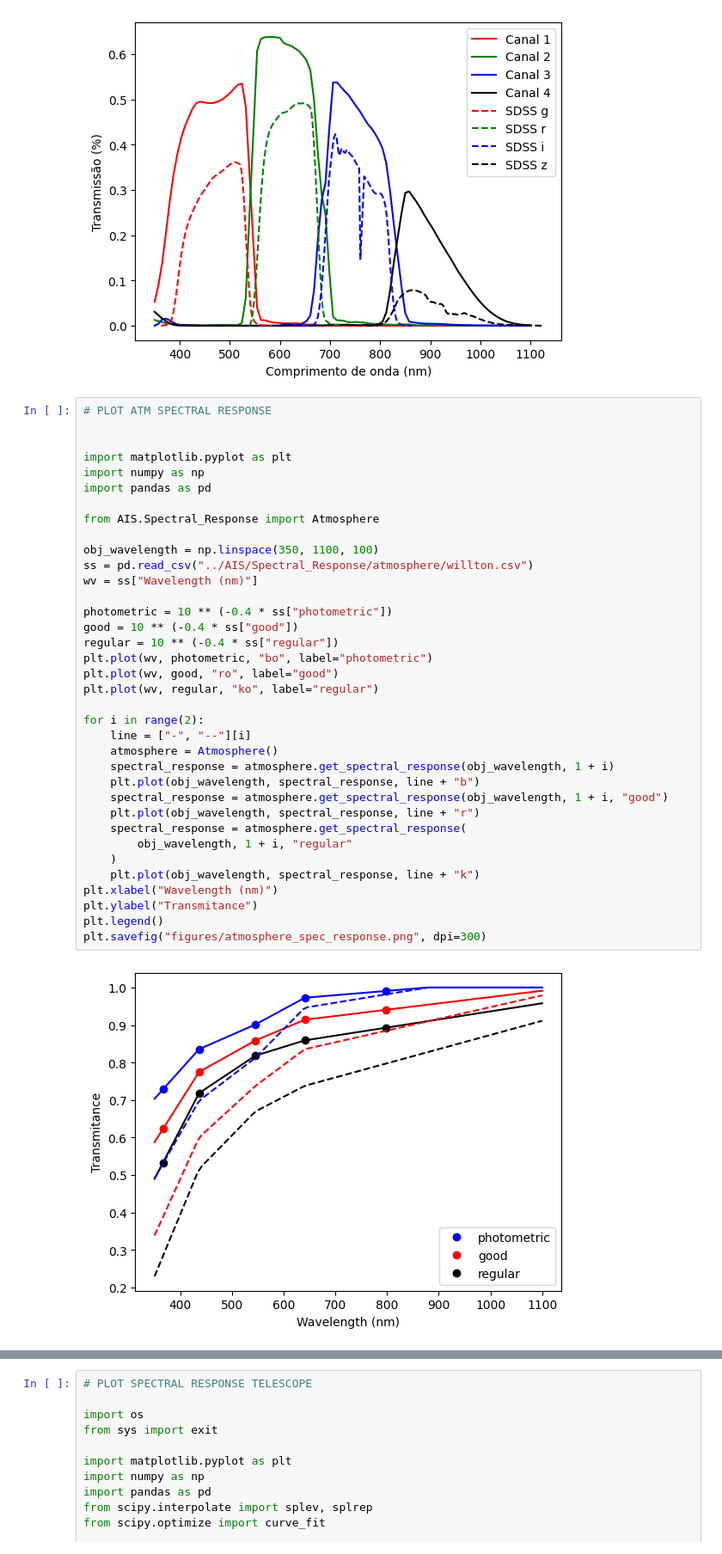
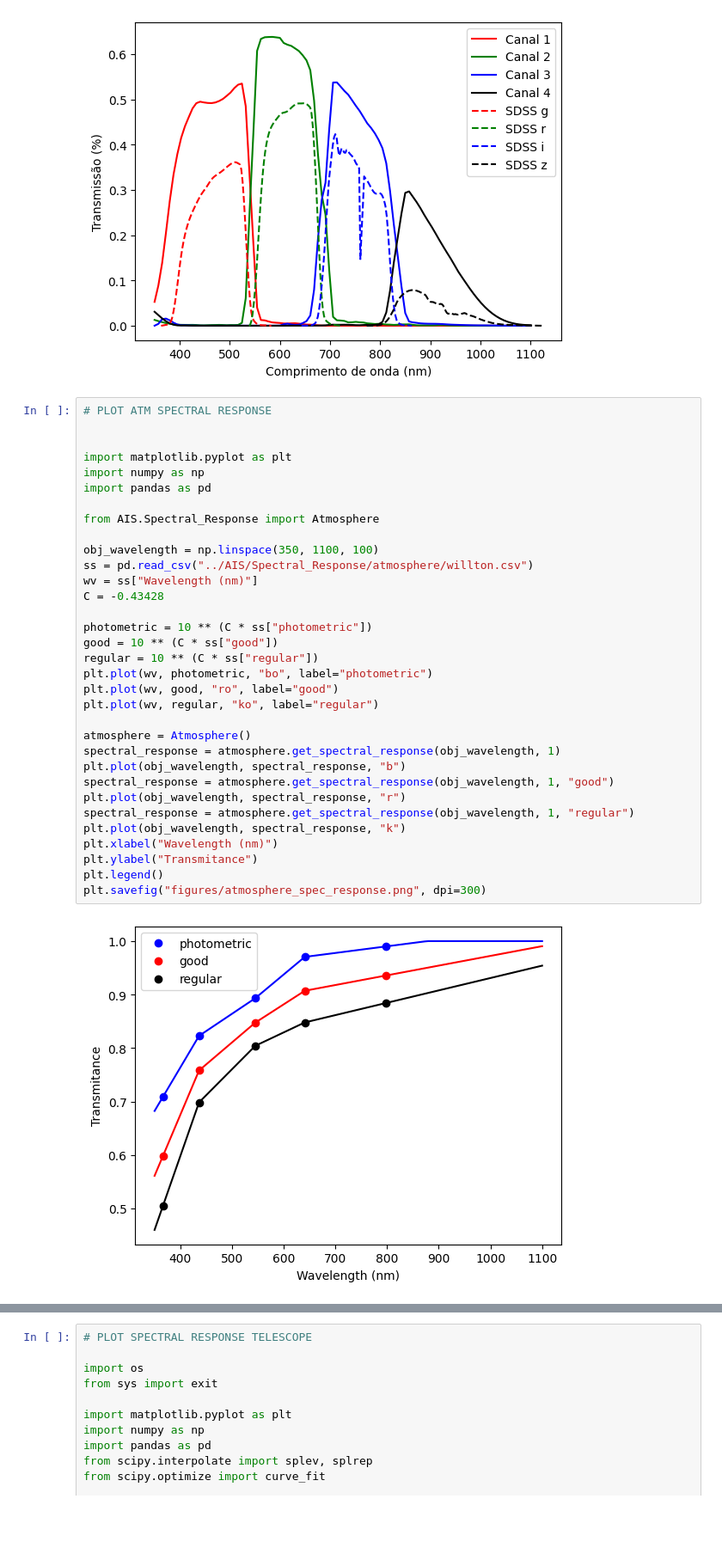
Before and after one commit to DBernardes/AIS, a Jupyter notebook: notebook/spectral_responses.ipynb, the cells around one changed output, grey strips where cells are left out. Shown: that part at 86% size. Cells and saved outputs as stored; diff of their text form; blank space fills up the shorter version.

```diff
--- a/notebook/spectral_responses.ipynb
+++ b/notebook/spectral_responses.ipynb
@@ -194,38 +194,35 @@ plt.show()
 # %%
 # PLOT ATM SPECTRAL RESPONSE
 
 
 import matplotlib.pyplot as plt
 import numpy as np
 import pandas as pd
 
 from AIS.Spectral_Response import Atmosphere
 
 obj_wavelength = np.linspace(350, 1100, 100)
 ss = pd.read_csv("../AIS/Spectral_Response/atmosphere/willton.csv")
 wv = ss["Wavelength (nm)"]
+C = -0.43428
 
-photometric = 10 ** (-0.4 * ss["photometric"])
-good = 10 ** (-0.4 * ss["good"])
-regular = 10 ** (-0.4 * ss["regular"])
+photometric = 10 ** (C * ss["photometric"])
+good = 10 ** (C * ss["good"])
+regular = 10 ** (C * ss["regular"])
 plt.plot(wv, photometric, "bo", label="photometric")
 plt.plot(wv, good, "ro", label="good")
 plt.plot(wv, regular, "ko", label="regular")
 
-for i in range(2):
-    line = ["-", "--"][i]
-    atmosphere = Atmosphere()
-    spectral_response = atmosphere.get_spectral_response(obj_wavelength, 1 + i)
-    plt.plot(obj_wavelength, spectral_response, line + "b")
-    spectral_response = atmosphere.get_spectral_response(obj_wavelength, 1 + i, "good")
-    plt.plot(obj_wavelength, spectral_response, line + "r")
-    spectral_response = atmosphere.get_spectral_response(
-        obj_wavelength, 1 + i, "regular"
-    )
-    plt.plot(obj_wavelength, spectral_response, line + "k")
+atmosphere = Atmosphere()
+spectral_response = atmosphere.get_spectral_response(obj_wavelength, 1)
+plt.plot(obj_wavelength, spectral_response, "b")
+spectral_response = atmosphere.get_spectral_response(obj_wavelength, 1, "good")
+plt.plot(obj_wavelength, spectral_response, "r")
+spectral_response = atmosphere.get_spectral_response(obj_wavelength, 1, "regular")
+plt.plot(obj_wavelength, spectral_response, "k")
 plt.xlabel("Wavelength (nm)")
 plt.ylabel("Transmitance")
 plt.legend()
 plt.savefig("figures/atmosphere_spec_response.png", dpi=300)
 # %% [output]
-[figure, old version]
+[figure, new version]
```
Also changed, not shown: parts of 1 cell of this notebook, 3 other files.
